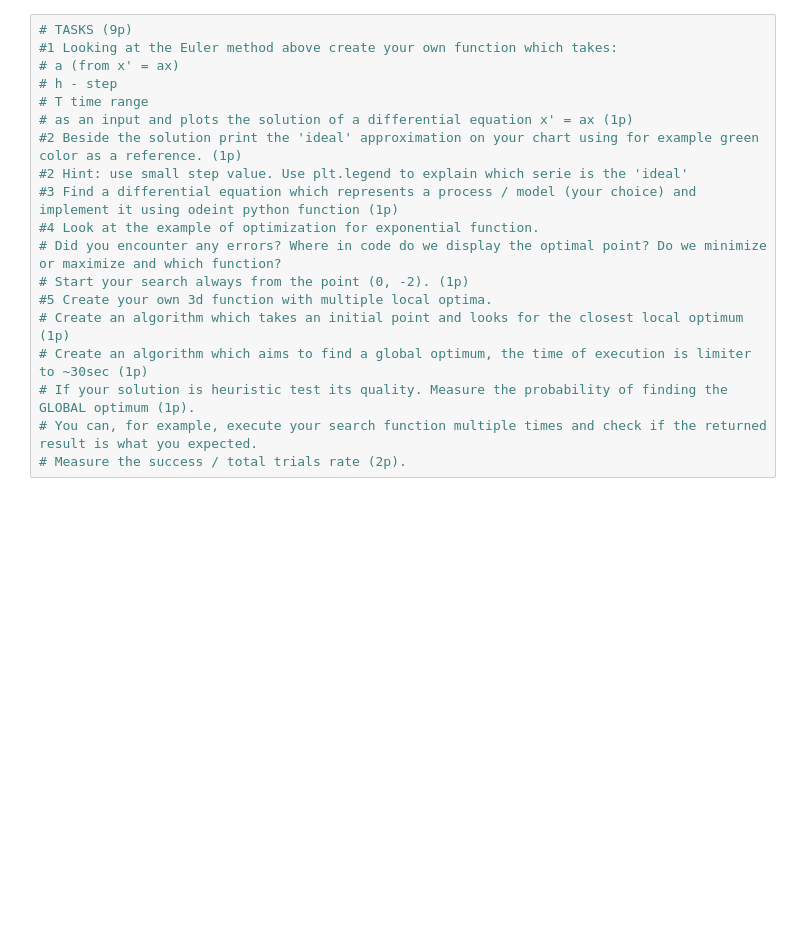
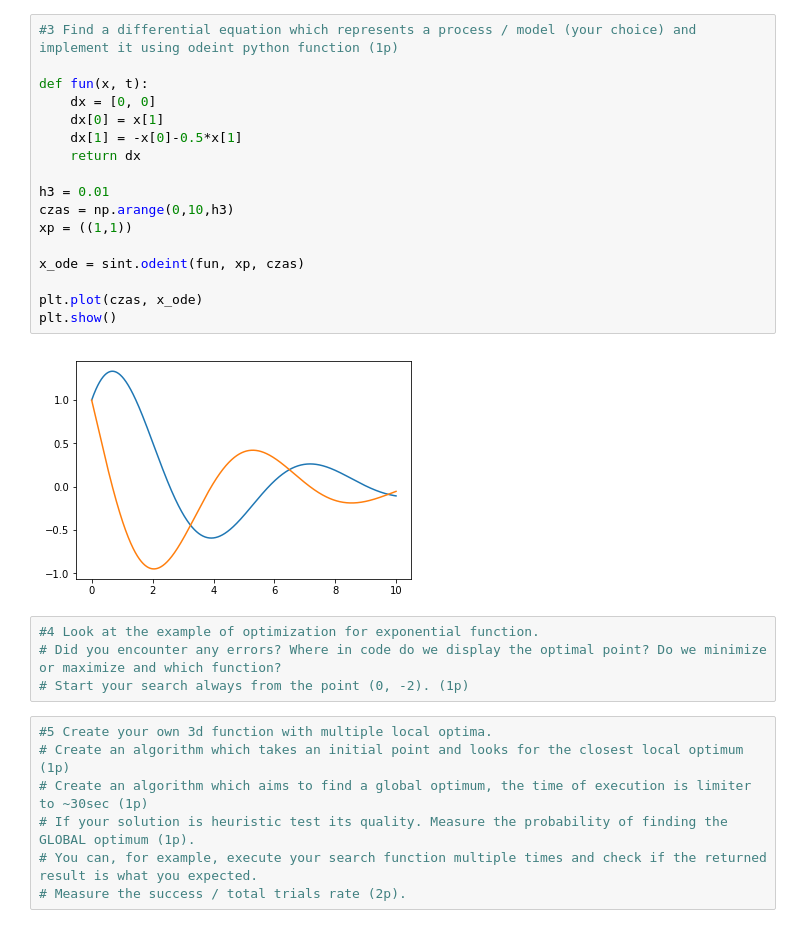
Before and after one commit to BotenAqua/MetodyNumeryczne, a Jupyter notebook: Lista_4.ipynb, the cells around one changed output. Cells and saved outputs as stored; diff of their text form; blank space fills up the shorter version.

```diff
--- a/Lista_4.ipynb
+++ b/Lista_4.ipynb
@@ -141,16 +196,27 @@ Optimization terminated successfully.
+# %%
+#3 Find a differential equation which represents a process / model (your choice) and implement it using odeint python function (1p)
+
+def fun(x, t):
+    dx = [0, 0]
+    dx[0] = x[1]
+    dx[1] = -x[0]-0.5*x[1]
+    return dx
+
+h3 = 0.01
+czas = np.arange(0,10,h3)
+xp = ((1,1))
+
+x_ode = sint.odeint(fun, xp, czas)
+
+plt.plot(czas, x_ode)
+plt.show()
+# %% [output]
+[figure, added]
+# %%
+#4 Look at the example of optimization for exponential function.
+# Did you encounter any errors? Where in code do we display the optimal point? Do we minimize or maximize and which function?
+# Start your search always from the point (0, -2). (1p)
 # %%
-# TASKS (9p)
-#1 Looking at the Euler method above create your own function which takes:
-# a (from x' = ax)
-# h - step
-# T time range
-# as an input and plots the solution of a differential equation x' = ax (1p)
-#2 Beside the solution print the 'ideal' approximation on your chart using for example green color as a reference. (1p)
-#2 Hint: use small step value. Use plt.legend to explain which serie is the 'ideal'
-#3 Find a differential equation which represents a process / model (your choice) and implement it using odeint python function (1p)
-#4 Look at the example of optimization for exponential function.
-# Did you encounter any errors? Where in code do we display the optimal point? Do we minimize or maximize and which function?
-# Start your search always from the point (0, -2). (1p)
 #5 Create your own 3d function with multiple local optima.
 # Create an algorithm which takes an initial point and looks for the closest local optimum (1p)
 # Create an algorithm which aims to find a global optimum, the time of execution is limiter to ~30sec (1p)
```
Also changed, not shown: parts of 6 cells of this notebook.
